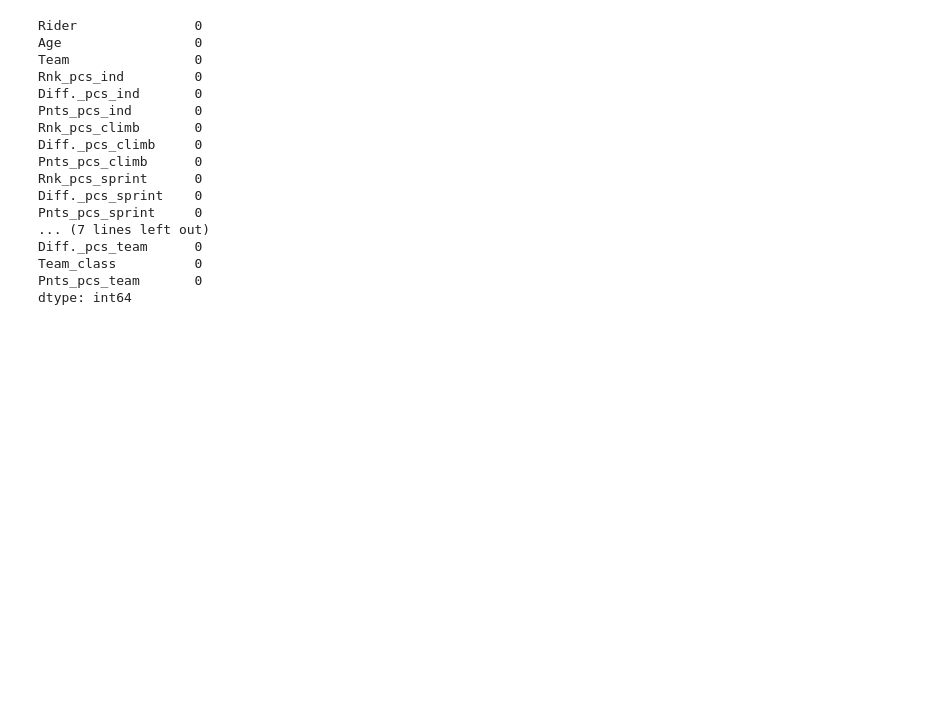
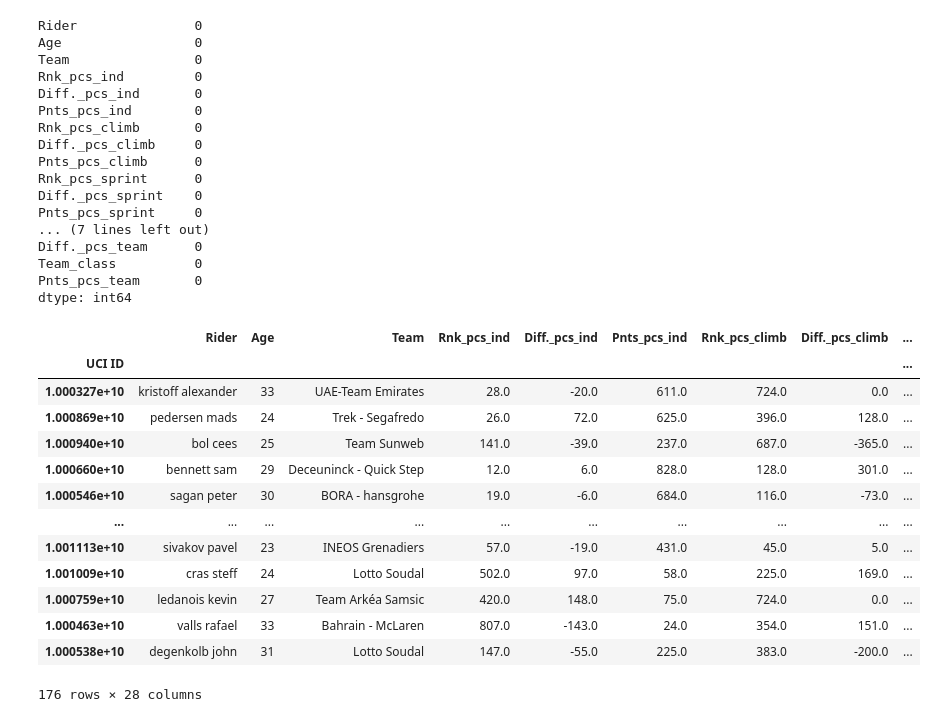
Before and after one commit to fedalza/lighthouse-data-notes, a Jupyter notebook: Final_project/imputer_script.ipynb, the cells around one changed output. Cells and saved outputs as stored; diff of their text form; code cells hidden in the pictures; blank space fills up the shorter version.

```diff
--- a/Final_project/imputer_script.ipynb
+++ b/Final_project/imputer_script.ipynb
@@ -69,0 +104,18 @@ dtype: int64
+# %%
+riders_profile = pd.read_csv('riders_profile.csv',index_col=0)
+riders_profile
+# %% [output]
+|  | Rider | Age | Team | Rnk_pcs_ind | Diff._pcs_ind | Pnts_pcs_ind | Rnk_pcs_climb | Diff._pcs_climb | ... |
+| UCI ID |  |  |  |  |  |  |  |  | ... |
+| 1.000327e+10 | kristoff alexander | 33 | UAE-Team Emirates | 28.0 | -20.0 | 611.0 | 724.0 | 0.0 | ... |
+| 1.000869e+10 | pedersen mads | 24 | Trek - Segafredo | 26.0 | 72.0 | 625.0 | 396.0 | 128.0 | ... |
+| 1.000940e+10 | bol cees | 25 | Team Sunweb | 141.0 | -39.0 | 237.0 | 687.0 | -365.0 | ... |
+| 1.000660e+10 | bennett sam | 29 | Deceuninck - Quick Step | 12.0 | 6.0 | 828.0 | 128.0 | 301.0 | ... |
+| 1.000546e+10 | sagan peter | 30 | BORA - hansgrohe | 19.0 | -6.0 | 684.0 | 116.0 | -73.0 | ... |
+| ... | ... | ... | ... | ... | ... | ... | ... | ... | ... |
+| 1.001113e+10 | sivakov pavel | 23 | INEOS Grenadiers | 57.0 | -19.0 | 431.0 | 45.0 | 5.0 | ... |
+| 1.001009e+10 | cras steff | 24 | Lotto Soudal | 502.0 | 97.0 | 58.0 | 225.0 | 169.0 | ... |
+| 1.000759e+10 | ledanois kevin | 27 | Team Arkéa Samsic | 420.0 | 148.0 | 75.0 | 724.0 | 0.0 | ... |
+| 1.000463e+10 | valls rafael | 33 | Bahrain - McLaren | 807.0 | -143.0 | 24.0 | 354.0 | 151.0 | ... |
+| 1.000538e+10 | degenkolb john | 31 | Lotto Soudal | 147.0 | -55.0 | 225.0 | 383.0 | -200.0 | ... |
+176 rows × 28 columns
```
Also changed, not shown: parts of 23 cells of this notebook, 7 other files.
